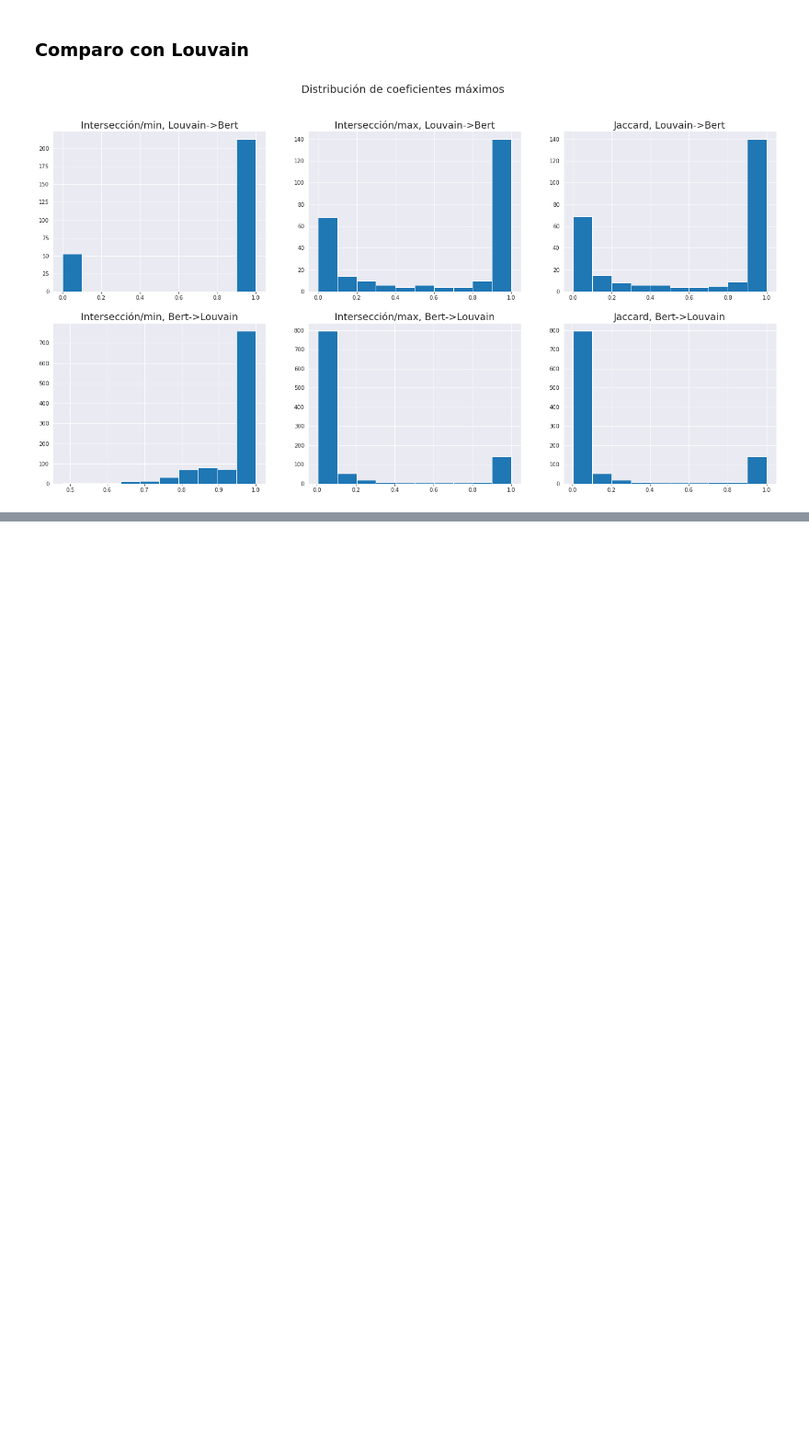
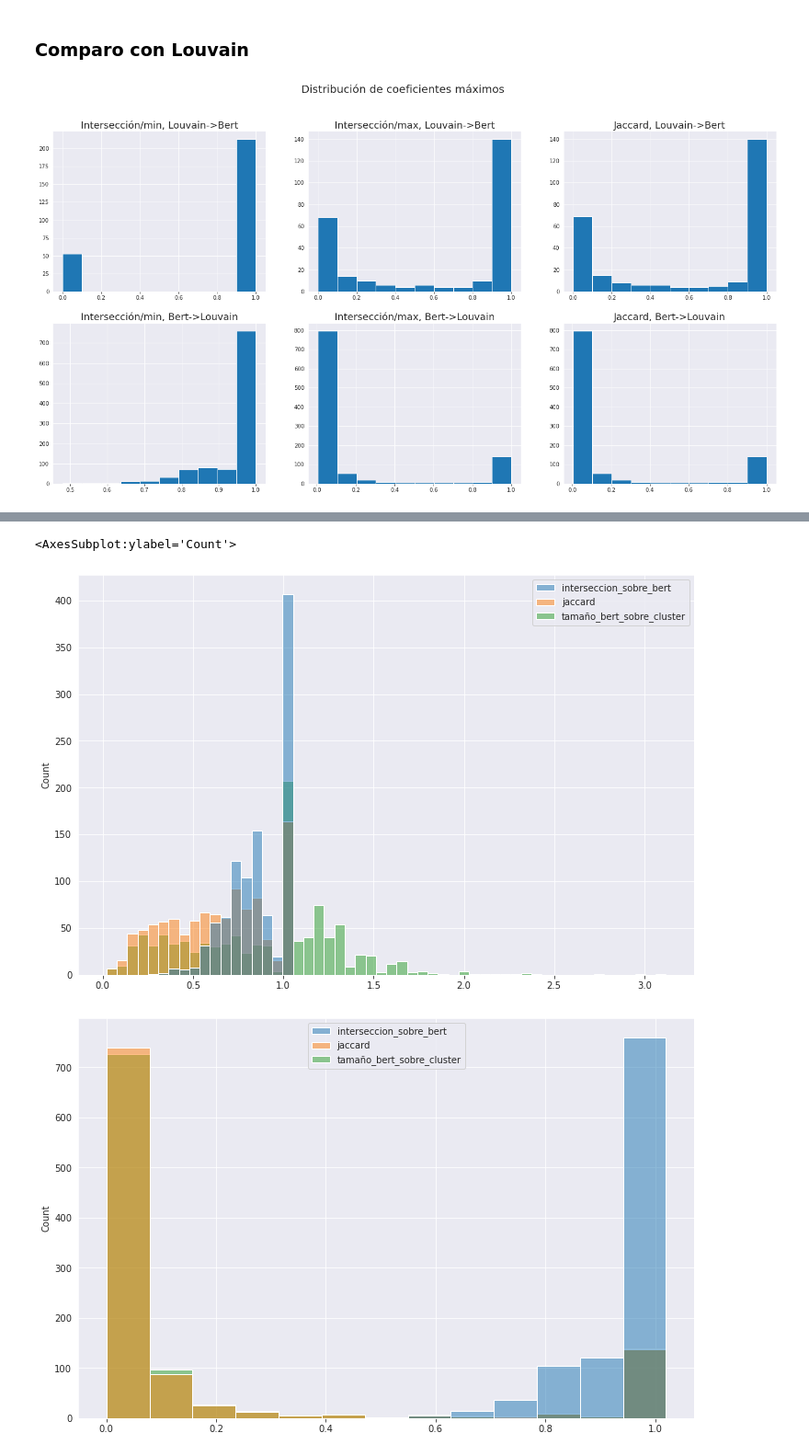
Before and after one commit to ingridheuer/gcnn_gdas, a Jupyter notebook: exploration/notebooks/network_analysis/analisis_comunidades.ipynb, the cells around one changed output, grey strips where cells are left out. Shown at 92% size. Saved outputs shown, nothing was run; the diff lists cells and outputs as text; code cells hidden in the pictures; blank space fills up the shorter version.

```diff
--- a/exploration/notebooks/network_analysis/analisis_comunidades.ipynb
+++ b/exploration/notebooks/network_analysis/analisis_comunidades.ipynb
@@ -553,0 +560,36 @@ fig.savefig(reports_comunidades+"inclusion_berts_louvain.png",dpi=200)
+# %%
+metricas_infomap = {}
+metricas_louvain = {}
+
+for bert,comunidades in comunidades_bert.items():
+    conjunto_ego = conjuntos_berts[bert]
+
+    infomap = comunidades["comunidades_infomap"]
+    conjunto_infomap = conjuntos_infomap[infomap]
+
+    louvain = comunidades["comunidades_louvain"]
+    conjunto_louvain = conjuntos_louvain[louvain]
+
+    interseccion_bert_infomap = round(len(conjunto_ego&conjunto_infomap)/len(conjunto_ego),2)
+    interseccion_bert_louvain = round(len(conjunto_ego&conjunto_louvain)/len(conjunto_ego),2)
+
+    jaccard_bert_infomap = round(len(conjunto_ego&conjunto_infomap)/len(conjunto_ego|conjunto_infomap),2)
+    jaccard_bert_louvain = round(len(conjunto_ego&conjunto_louvain)/len(conjunto_ego|conjunto_louvain),2)
+
+    bert_tamaño_infomap = round(len(conjunto_ego)/len(conjunto_infomap),2)
+    bert_tamaño_louvain = round(len(conjunto_ego)/len(conjunto_louvain),2)
+
+    metricas_parcial_infomap = {"interseccion_sobre_bert":interseccion_bert_infomap, "jaccard":jaccard_bert_infomap, "tamaño_bert_sobre_cluster":bert_tamaño_infomap}
+    metricas_parcial_louvain = {"interseccion_sobre_bert":interseccion_bert_louvain, "jaccard":jaccard_bert_louvain, "tamaño_bert_sobre_cluster":bert_tamaño_louvain}
+
+    metricas_infomap[bert] = metricas_parcial_infomap
+    metricas_louvain[bert] = metricas_parcial_louvain
+
+
+df_berts_comunidades = pd.DataFrame.from_dict(comunidades_bert).T
+
+df_metricas_bert_infomap = pd.DataFrame.from_dict(metricas_infomap).T
+df_metricas_bert_infomap = pd.concat([df_berts_comunidades["comunidades_infomap"],df_metricas_bert_infomap], axis=1).reset_index().rename(columns={"index":"node_index"})
+
+df_metricas_bert_louvain = pd.DataFrame.from_dict(metricas_louvain).T
+df_metricas_bert_louvain = pd.concat([df_berts_comunidades["comunidades_louvain"],df_metricas_bert_louvain], axis=1).reset_index().rename(columns={"index":"node_index"})
@@ -553,0 +677,10 @@ fig.savefig(reports_comunidades+"inclusion_berts_louvain.png",dpi=200)
+# %%
+fig, ax = plt.subplots(figsize=(12,8))
+sns.histplot(data=df_metricas_bert_infomap[["interseccion_sobre_bert", "jaccard", "tamaño_bert_sobre_cluster"]], ax=ax)
+
+fig1, ax1 = plt.subplots(figsize=(12,8))
+sns.histplot(data=df_metricas_bert_louvain[["interseccion_sobre_bert", "jaccard", "tamaño_bert_sobre_cluster"]], ax=ax1)
+# %% [output]
+<AxesSubplot:ylabel='Count'>
+[figure, added]
+[figure, added]
```
Also changed, not shown: parts of 9 cells of this notebook, 3 other files.
